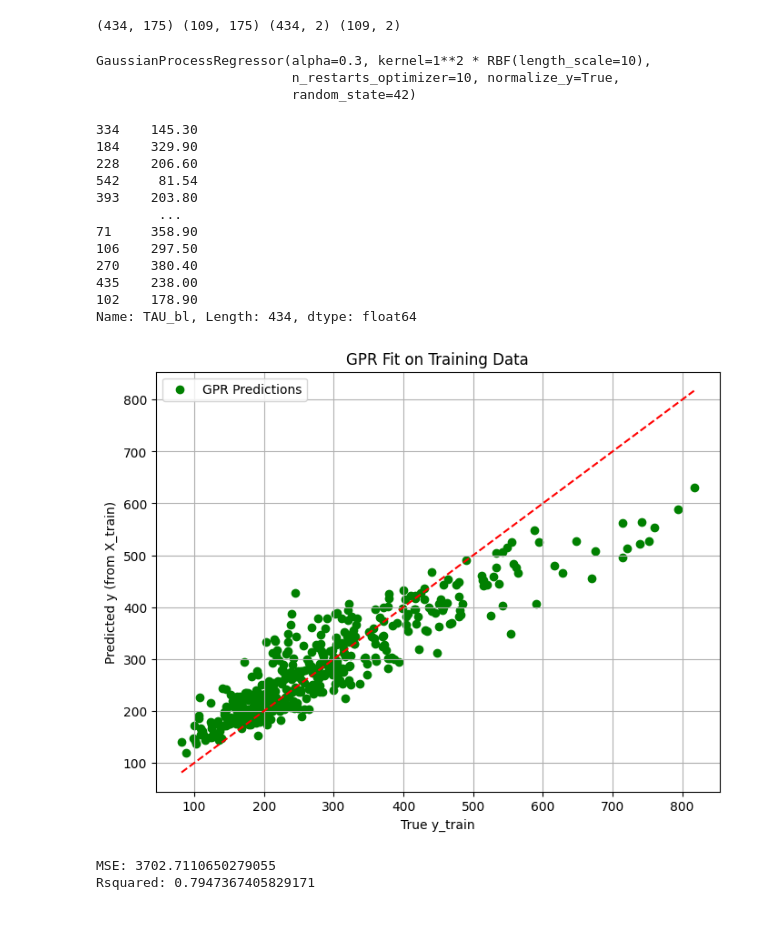
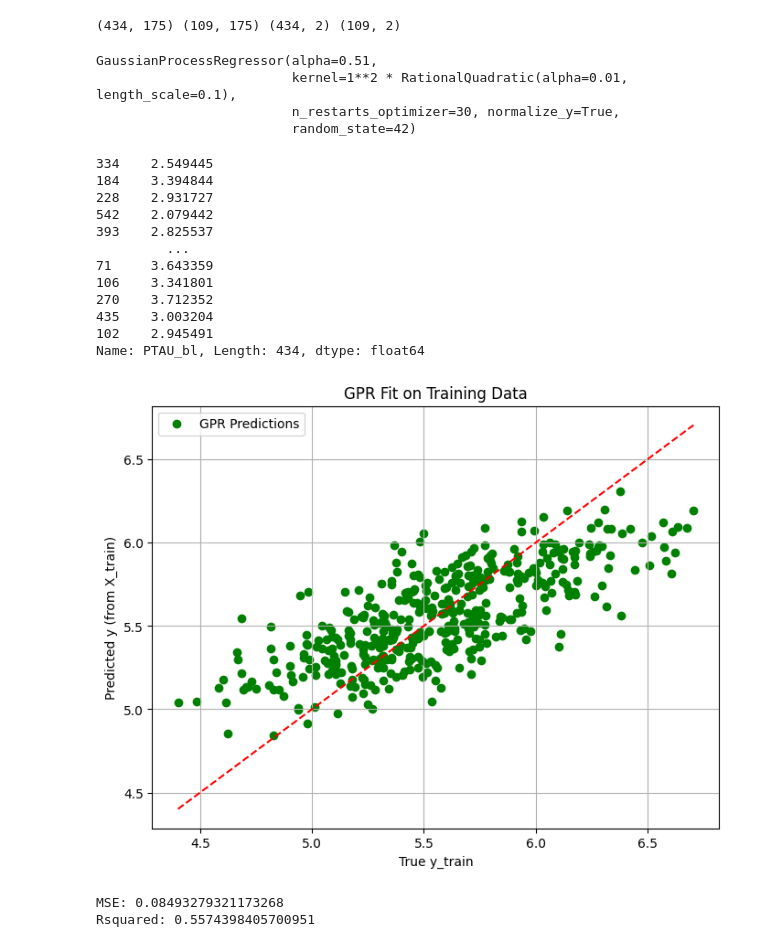
Before and after one commit to Aquila69420/adni-ml, a Jupyter notebook: huw_model.ipynb, the cells around one changed output. Saved outputs shown, nothing was run; the diff lists cells and outputs as text; code cells hidden in the pictures; blank space fills up the shorter version.

```diff
--- a/huw_model.ipynb
+++ b/huw_model.ipynb
@@ -214,0 +287,17 @@ print(length_scales)
+# %%
+X = df.drop(columns = ['ABETA_bl', 'TAU_bl', 'PTAU_bl'], axis = 1)
+y = df['TAU_bl']
+
+length_scales = np.ones(X.columns.shape)*10
+
+scaler = StandardScaler()
+
+rs = np.random.randint(1,60)
+
+
+X = scaler.fit_transform(X)
+
+X_train, X_test, y_train, y_test = train_test_split(X, y, train_size=0.8, random_state=rs)
+
+print(f"rs: {rs}")
+print(X_train.shape, X_test.shape, y_train.shape, y_test.shape)
@@ -216,7 +446,10 @@ print(length_scales)
 # Predict ABETA with TAU Baseline
 # %%
 X = df.drop(columns = ['ABETA_bl', 'TAU_bl', 'PTAU_bl'], axis = 1)
-y = df.filter(['ABETA_bl','PTAU_bl', 'TAU_bl'])
+y = df.filter(['PTAU_bl', 'TAU_bl'])
+y['PTAU_bl'] = np.log(y['PTAU_bl'])
+y['TAU_bl'] = np.log(y['TAU_bl'])
+
 
 X = scaler.fit_transform(X)
 
@@ -226,63 +459,63 @@ print(X_train.shape, X_test.shape, y_train.shape, y_test.shape)
 # %% [output]
 (434, 175) (109, 175) (434, 2) (109, 2)
 # %%
-kernel = 1 * RBF(length_scale= 1e1,
-                 length_scale_bounds = (1e-1, 1e3))
+kernel = 1.00 * RationalQuadratic(length_scale= 1e-1, alpha = 0.01)
 
 gpr = GaussianProcessRegressor(kernel=kernel,
-                               alpha = 3e-1,
-                               n_restarts_optimizer= 10,
+                               alpha = 0.51,
+                               n_restarts_optimizer= 30,
                                random_state=42,
                                normalize_y= True)
 
 gpr.fit(X_train, y_train)
 # %% [output]
-GaussianProcessRegressor(alpha=0.3, kernel=1**2 * RBF(length_scale=10),
-                         n_restarts_optimizer=10, normalize_y=True,
+GaussianProcessRegressor(alpha=0.51,
+                         kernel=1**2 * RationalQuadratic(alpha=0.01, length_scale=0.1),
+                         n_restarts_optimizer=30, normalize_y=True,
                          random_state=42)
 # %%
-y_train['ABETA_bl']
+y_train['PTAU_bl']
 # %% [output]
-334    145.30
-184    329.90
-228    206.60
-542     81.54
-393    203.80
-        ...
-71     358.90
-106    297.50
-270    380.40
-435    238.00
-102    178.90
-Name: TAU_bl, Length: 434, dtype: float64
+334    2.549445
+184    3.394844
+228    2.931727
+542    2.079442
+393    2.825537
+         ...
+71     3.643359
+106    3.341801
+270    3.712352
+435    3.003204
+102    2.945491
+Name: PTAU_bl, Length: 434, dtype: float64
 # %%
 y_mean_train, y_std_train = gpr.predict(X_train, return_std= True)
 
-abeta_y_train = y_train['ABETA_bl']
+abeta_y_train = y_train['TAU_bl']
 
-abeta_y_mean_train = y_mean_train[:,0]
+abeta_y_mean_train = y_mean_train[:,1]
 
 plt.figure(figsize=(8, 6))
 plt.scatter(abeta_y_train, abeta_y_mean_train, color='green', label='GPR Predictions')
 plt.plot([abeta_y_train.min(), abeta_y_train.max()],
          [abeta_y_train.min(), abeta_y_train.max()],
          'r--')
 plt.xlabel("True y_train")
 plt.ylabel("Predicted y (from X_train)")
 plt.title("GPR Fit on Training Data")
 plt.legend()
 plt.grid(True)
 plt.show()
 
 mse = mean_squared_error(abeta_y_train, abeta_y_mean_train)
 r2 = r2_score(abeta_y_train, abeta_y_mean_train)
 
 print(f"MSE: {mse}")
 print(f"Rsquared: {r2}")
 # %% [output]
-[figure, old version]
+[figure, new version]
-MSE: 3702.7110650279055
-Rsquared: 0.7947367405829171
+MSE: 0.08493279321173268
+Rsquared: 0.5574398405700951
 # %%
 y_mean_test, y_std_train = gpr.predict(X_test, return_std= True)
 
```
Also changed, not shown: parts of 19 cells of this notebook.
